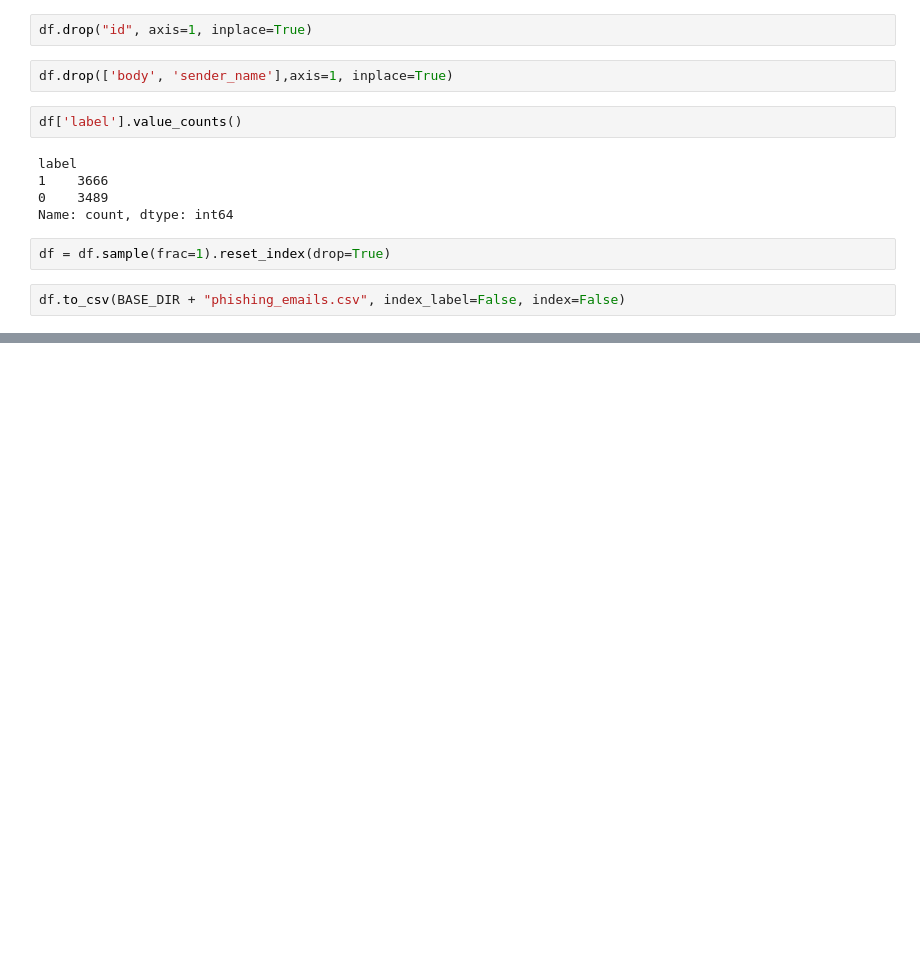
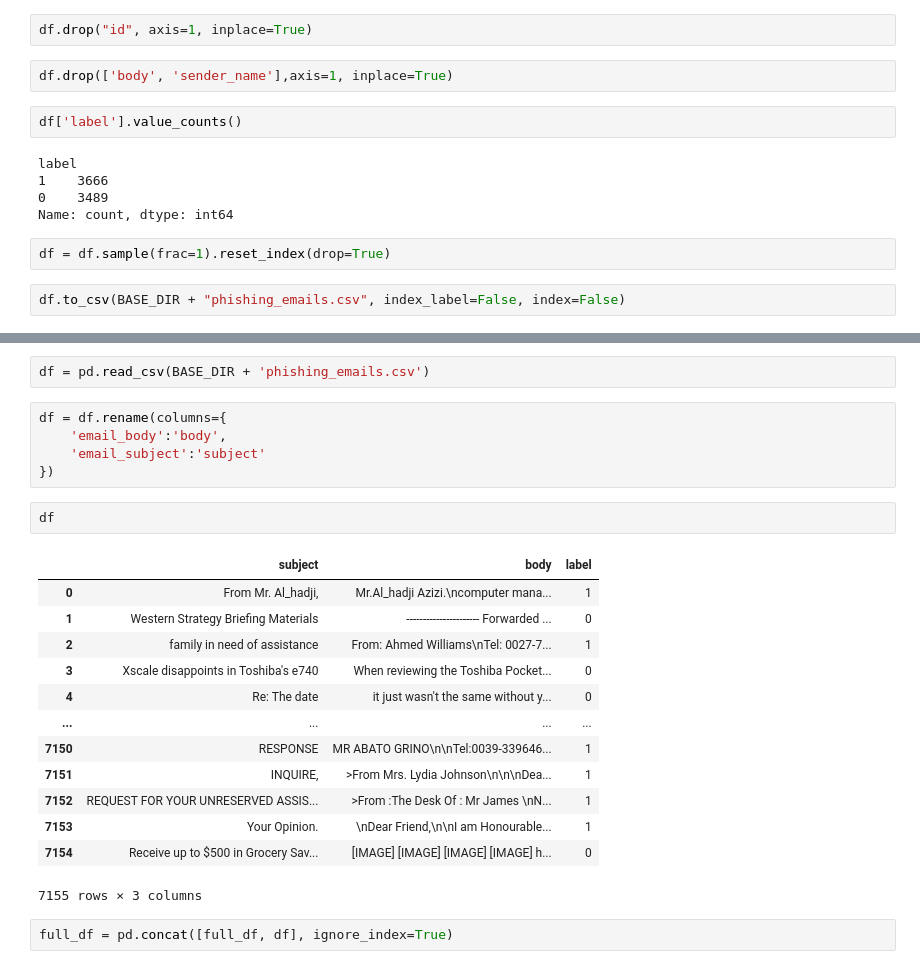
Before and after one commit to mishamickevicius/ML-Projects, a Jupyter notebook: Malicious-Email-Detection/Malicious-Email-Data-Cleaning.ipynb, the cells around one changed output, grey strips where cells are left out. Saved outputs shown, nothing was run; the diff lists cells and outputs as text; blank space fills up the shorter version.

```diff
--- a/Malicious-Email-Detection/Malicious-Email-Data-Cleaning.ipynb
+++ b/Malicious-Email-Detection/Malicious-Email-Data-Cleaning.ipynb
@@ -101,0 +308,25 @@ df.to_csv(BASE_DIR + "phishing_emails.csv", index_label=False, index=False)
+# %%
+df = pd.read_csv(BASE_DIR + 'phishing_emails.csv')
+# %%
+df = df.rename(columns={
+    'email_body':'body',
+    'email_subject':'subject'
+})
+# %%
+df
+# %% [output]
+|  | subject | body | label |
+| 0 | From Mr. Al_hadji, | Mr.Al_hadji Azizi.\ncomputer mana... | 1 |
+| 1 | Western Strategy Briefing Materials | ---------------------- Forwarded ... | 0 |
+| 2 | family in need of assistance | From: Ahmed Williams\nTel: 0027-7... | 1 |
+| 3 | Xscale disappoints in Toshiba's e740 | When reviewing the Toshiba Pocket... | 0 |
+| 4 | Re: The date | it just wasn't the same without y... | 0 |
+| ... | ... | ... | ... |
+| 7150 | RESPONSE | MR ABATO GRINO\n\nTel:0039-339646... | 1 |
+| 7151 | INQUIRE, | >From Mrs. Lydia Johnson\n\n\nDea... | 1 |
+| 7152 | REQUEST FOR YOUR UNRESERVED ASSIS... | >From :The Desk Of : Mr James \nN... | 1 |
+| 7153 | Your Opinion. | \nDear Friend,\n\nI am Honourable... | 1 |
+| 7154 | Receive up to $500 in Grocery Sav... | [IMAGE] [IMAGE] [IMAGE] [IMAGE] h... | 0 |
+7155 rows × 3 columns
+# %%
+full_df = pd.concat([full_df, df], ignore_index=True)
```
Also changed, not shown: parts of 43 cells of this notebook.
